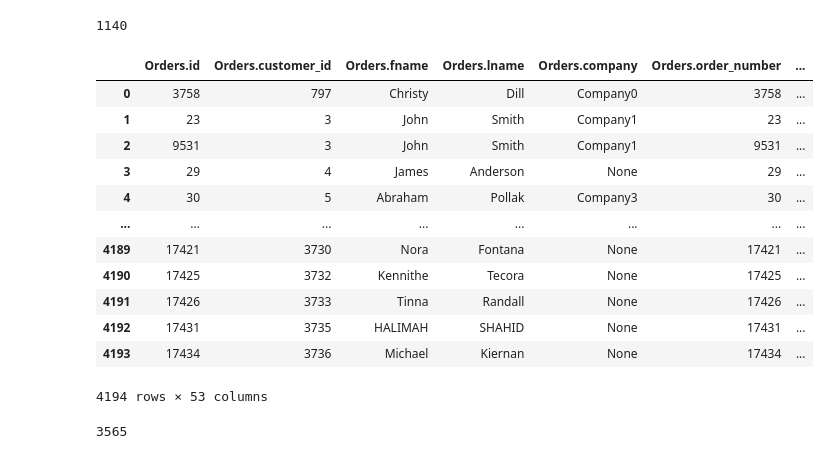
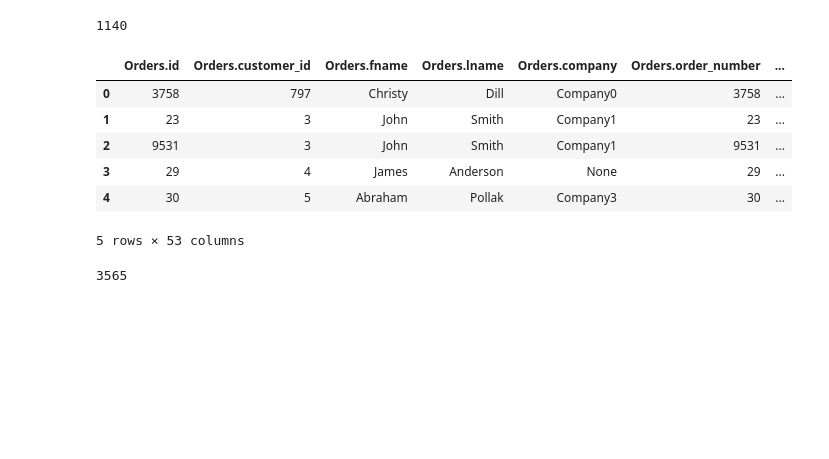
Before and after one commit to NormanHung/Practice-Customer-Segmentation, a Jupyter notebook: Assignment-Customer Segmentation.ipynb, the cells around one changed output. Cells and saved outputs as stored; diff of their text form; code cells hidden in the pictures; blank space fills up the shorter version.

```diff
--- a/Assignment-Customer Segmentation.ipynb
+++ b/Assignment-Customer Segmentation.ipynb
@@ -104,21 +87,15 @@ CustomerData.duplicated().sum()
 # %%
 OrderData = GetMySQLTable("orders").drop("index", axis = 1)
 OrderData = OrderData.add_prefix("Orders.")
-OrderData
+OrderData.head()
 # %% [output]
 |  | Orders.id | Orders.customer_id | Orders.fname | Orders.lname | Orders.company | Orders.order_number | ... |
 | 0 | 3758 | 797 | Christy | Dill | Company0 | 3758 | ... |
 | 1 | 23 | 3 | John | Smith | Company1 | 23 | ... |
 | 2 | 9531 | 3 | John | Smith | Company1 | 9531 | ... |
 | 3 | 29 | 4 | James | Anderson | None | 29 | ... |
 | 4 | 30 | 5 | Abraham | Pollak | Company3 | 30 | ... |
-| ... | ... | ... | ... | ... | ... | ... | ... |
-| 4189 | 17421 | 3730 | Nora | Fontana | None | 17421 | ... |
-| 4190 | 17425 | 3732 | Kennithe | Tecora | None | 17425 | ... |
-| 4191 | 17426 | 3733 | Tinna | Randall | None | 17426 | ... |
-| 4192 | 17431 | 3735 | HALIMAH | SHAHID | None | 17431 | ... |
-| 4193 | 17434 | 3736 | Michael | Kiernan | None | 17434 | ... |
-4194 rows × 53 columns
+5 rows × 53 columns
 # %%
 len(OrderData["Orders.id"].unique())
 # %% [output]
```
Also changed, not shown: parts of 33 cells of this notebook.
